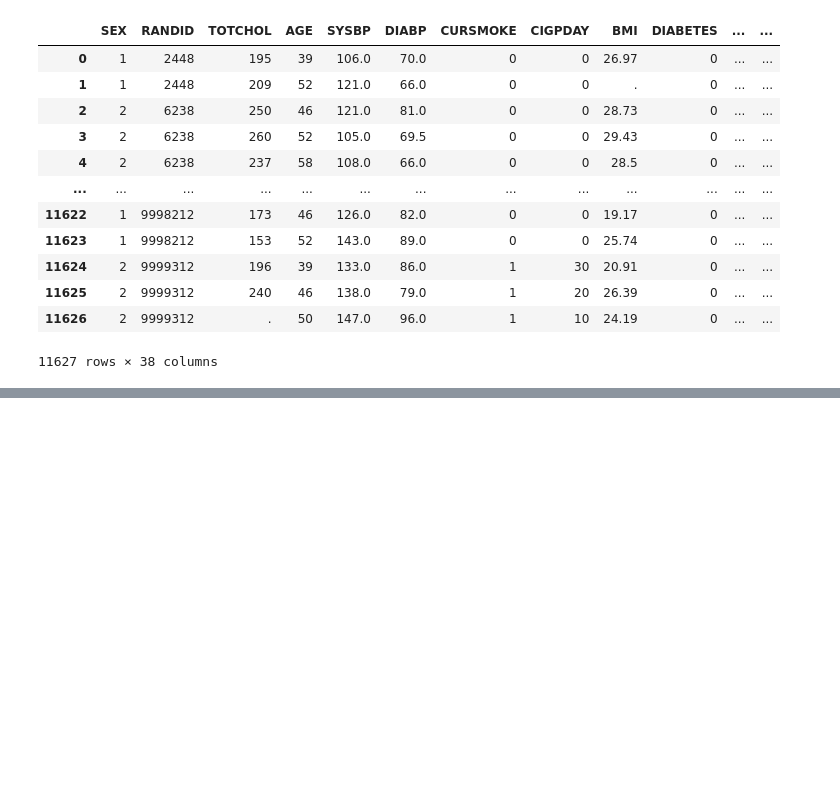
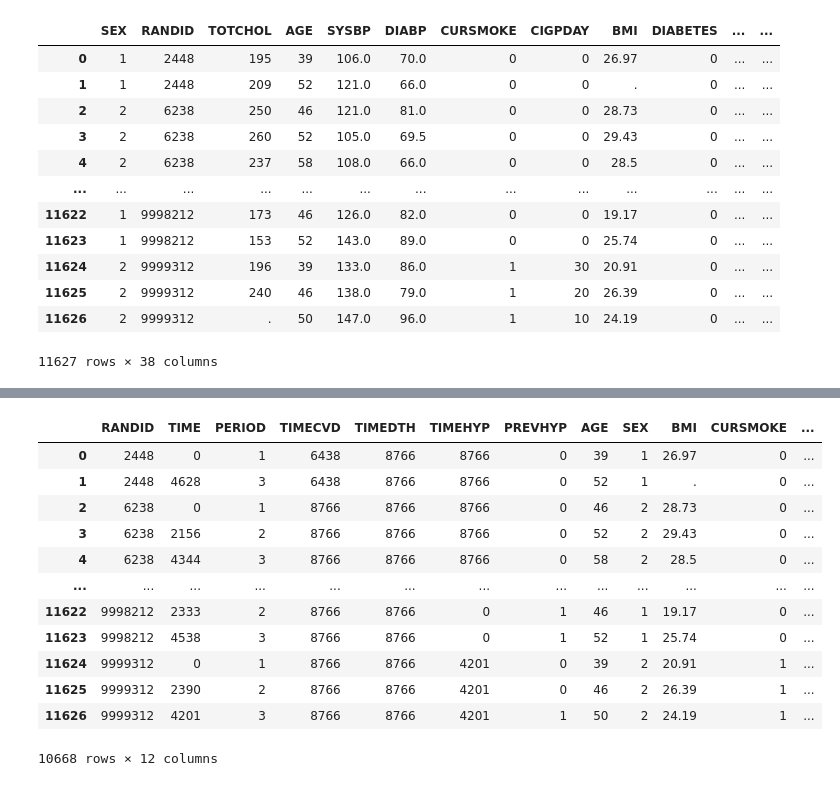
Before and after one commit to krashr-ds/framingham-ms, a Jupyter notebook: FraminghamReshaping.ipynb, the cells around one changed output, grey strips where cells are left out. Saved outputs shown, nothing was run; the diff lists cells and outputs as text; code cells hidden in the pictures; blank space fills up the shorter version.

Commit message:
Reshaping Framingham data for msm use

```diff
--- a/FraminghamReshaping.ipynb
+++ b/FraminghamReshaping.ipynb
@@ -29,0 +50,18 @@ framingham
+# %%
+at_risk = framingham[(framingham["PREVAP"] == 0) & (framingham["PREVCHD"] == 0) & (framingham["PREVMI"] == 0) & (framingham["PREVSTRK"] == 0)]
+at_risk = at_risk[["RANDID", "TIME", "PERIOD", "TIMECVD", "TIMEDTH", "TIMEHYP", "PREVHYP", "AGE", "SEX", "BMI", "CURSMOKE", "DIABETES"]]
+at_risk
+# %% [output]
+|  | RANDID | TIME | PERIOD | TIMECVD | TIMEDTH | TIMEHYP | PREVHYP | AGE | SEX | BMI | CURSMOKE | ... |
+| 0 | 2448 | 0 | 1 | 6438 | 8766 | 8766 | 0 | 39 | 1 | 26.97 | 0 | ... |
+| 1 | 2448 | 4628 | 3 | 6438 | 8766 | 8766 | 0 | 52 | 1 | . | 0 | ... |
+| 2 | 6238 | 0 | 1 | 8766 | 8766 | 8766 | 0 | 46 | 2 | 28.73 | 0 | ... |
+| 3 | 6238 | 2156 | 2 | 8766 | 8766 | 8766 | 0 | 52 | 2 | 29.43 | 0 | ... |
+| 4 | 6238 | 4344 | 3 | 8766 | 8766 | 8766 | 0 | 58 | 2 | 28.5 | 0 | ... |
+| ... | ... | ... | ... | ... | ... | ... | ... | ... | ... | ... | ... | ... |
+| 11622 | 9998212 | 2333 | 2 | 8766 | 8766 | 0 | 1 | 46 | 1 | 19.17 | 0 | ... |
+| 11623 | 9998212 | 4538 | 3 | 8766 | 8766 | 0 | 1 | 52 | 1 | 25.74 | 0 | ... |
+| 11624 | 9999312 | 0 | 1 | 8766 | 8766 | 4201 | 0 | 39 | 2 | 20.91 | 1 | ... |
+| 11625 | 9999312 | 2390 | 2 | 8766 | 8766 | 4201 | 0 | 46 | 2 | 26.39 | 1 | ... |
+| 11626 | 9999312 | 4201 | 3 | 8766 | 8766 | 4201 | 1 | 50 | 2 | 24.19 | 1 | ... |
+10668 rows × 12 columns
```
Also changed, not shown: parts of 5 cells of this notebook.
